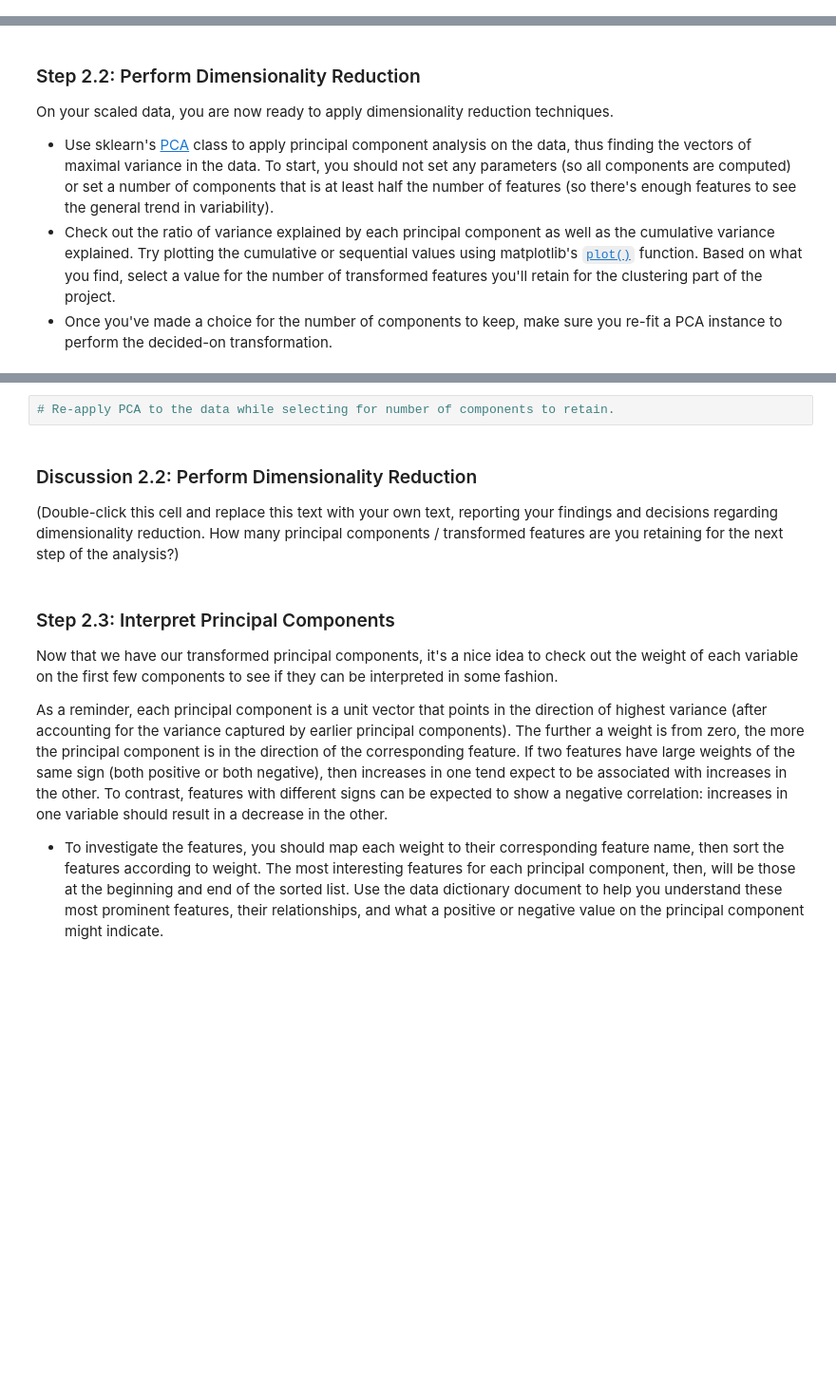
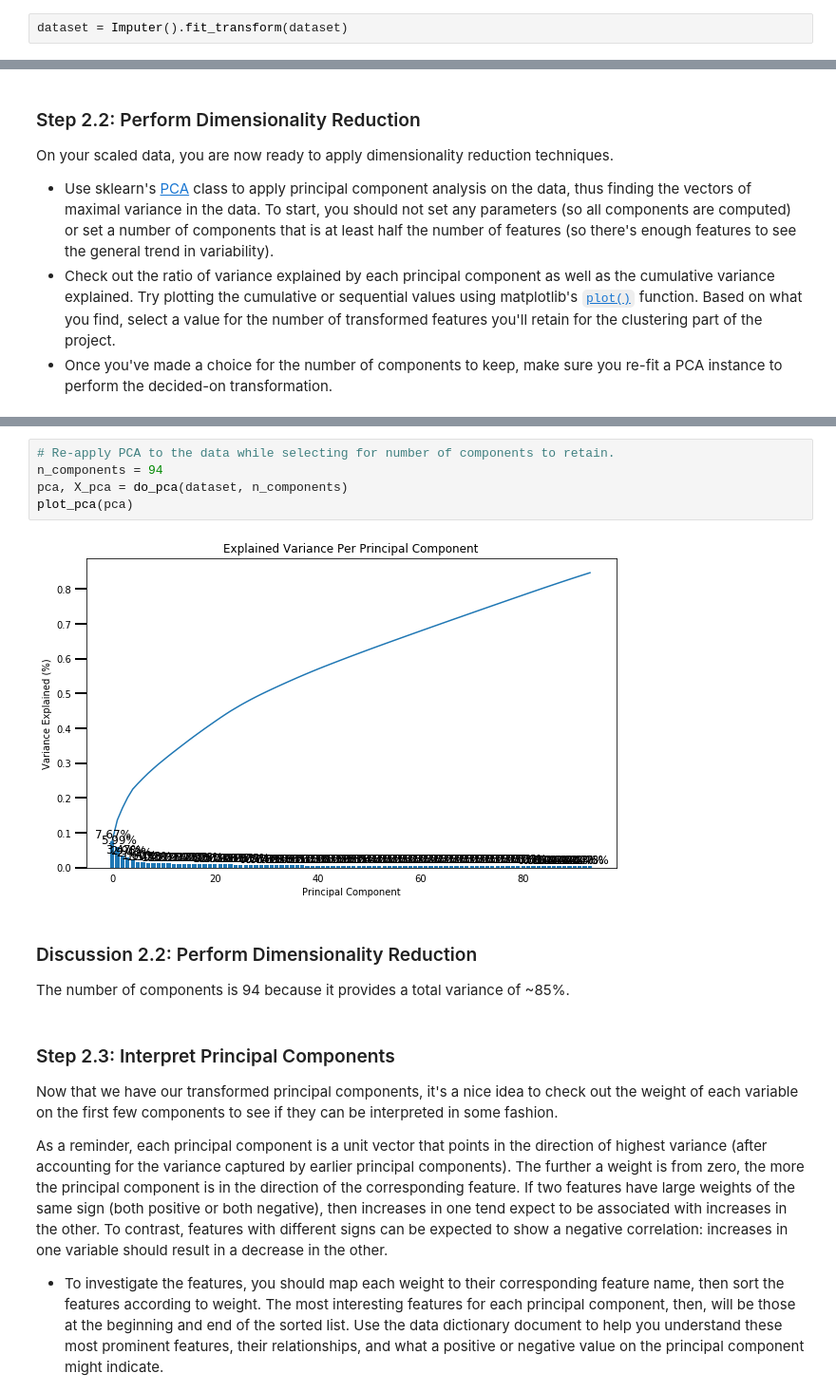
Before and after one commit to faridsaud/ML-Customer-Segments, a Jupyter notebook: Identify_Customer_Segments.ipynb, the cells around one changed output, grey strips where cells are left out. Shown at 95% size. Cells and saved outputs as stored; diff of their text form; blank space fills up the shorter version.

```diff
--- a/Identify_Customer_Segments.ipynb
+++ b/Identify_Customer_Segments.ipynb
@@ -831,2 +794,4 @@ Before we apply dimensionality reduction techniques to the data, we need to perf
+# %%
+dataset = Imputer().fit_transform(dataset)
 # %%
 # Apply feature scaling to the general population demographics data.
@@ -849,9 +887,14 @@ On your scaled data, you are now ready to apply dimensionality reduction techniq
 # %%
 # Re-apply PCA to the data while selecting for number of components to retain.
+n_components = 94
+pca, X_pca = do_pca(dataset, n_components)
+plot_pca(pca)
+# %% [output]
+[figure, added]
-# %% [markdown]
-### Discussion 2.2: Perform Dimensionality Reduction
-
-(Double-click this cell and replace this text with your own text, reporting your findings and decisions regarding dimensionality reduction. How many principal components / transformed features are you retaining for the next step of the analysis?)
+# %% [markdown]
+### Discussion 2.2: Perform Dimensionality Reduction
+
+The number of components is 94 because it provides a total variance of ~85%.
 # %% [markdown]
 ### Step 2.3: Interpret Principal Components
 
```
Also changed, not shown: parts of 17 cells of this notebook.
